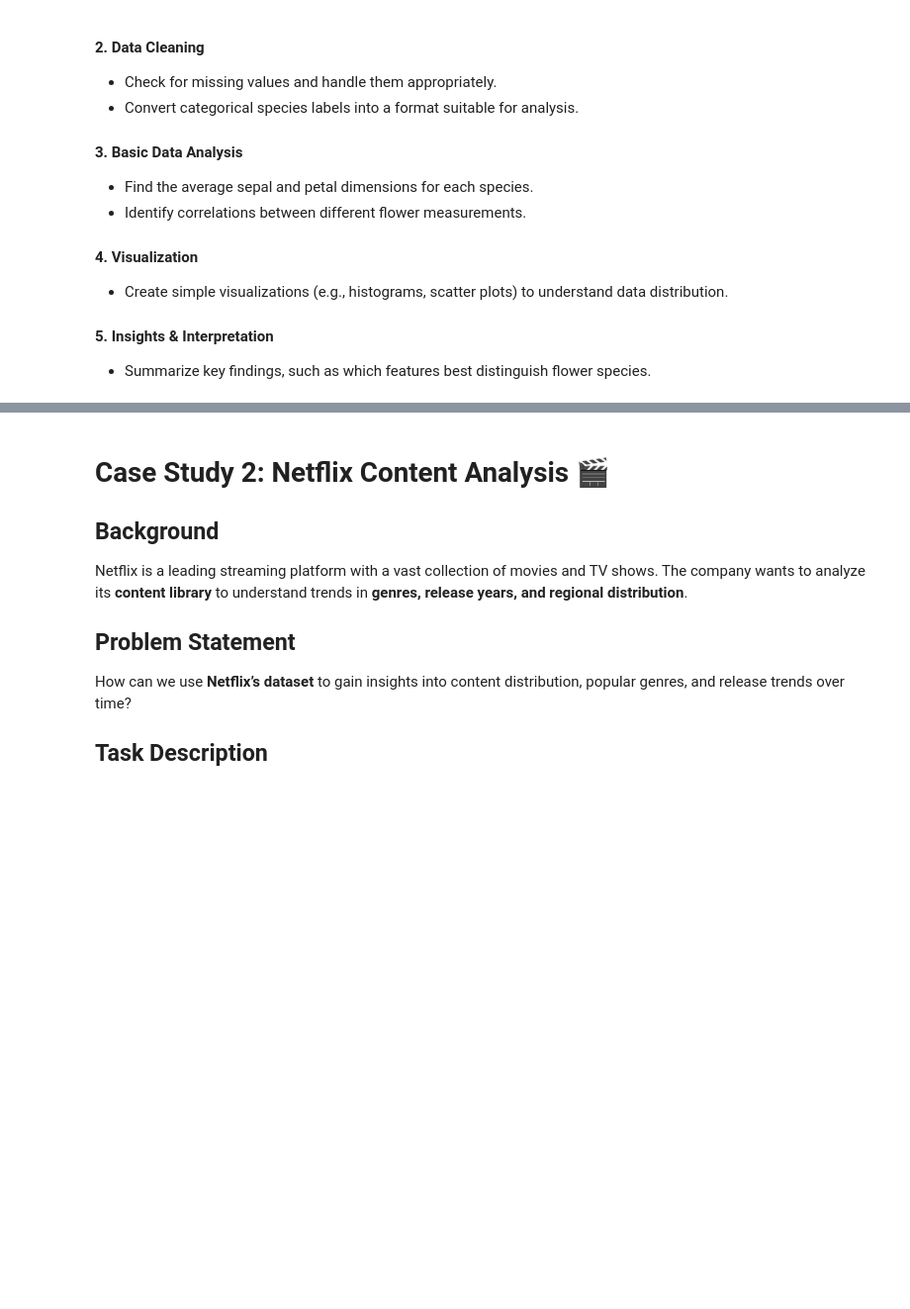
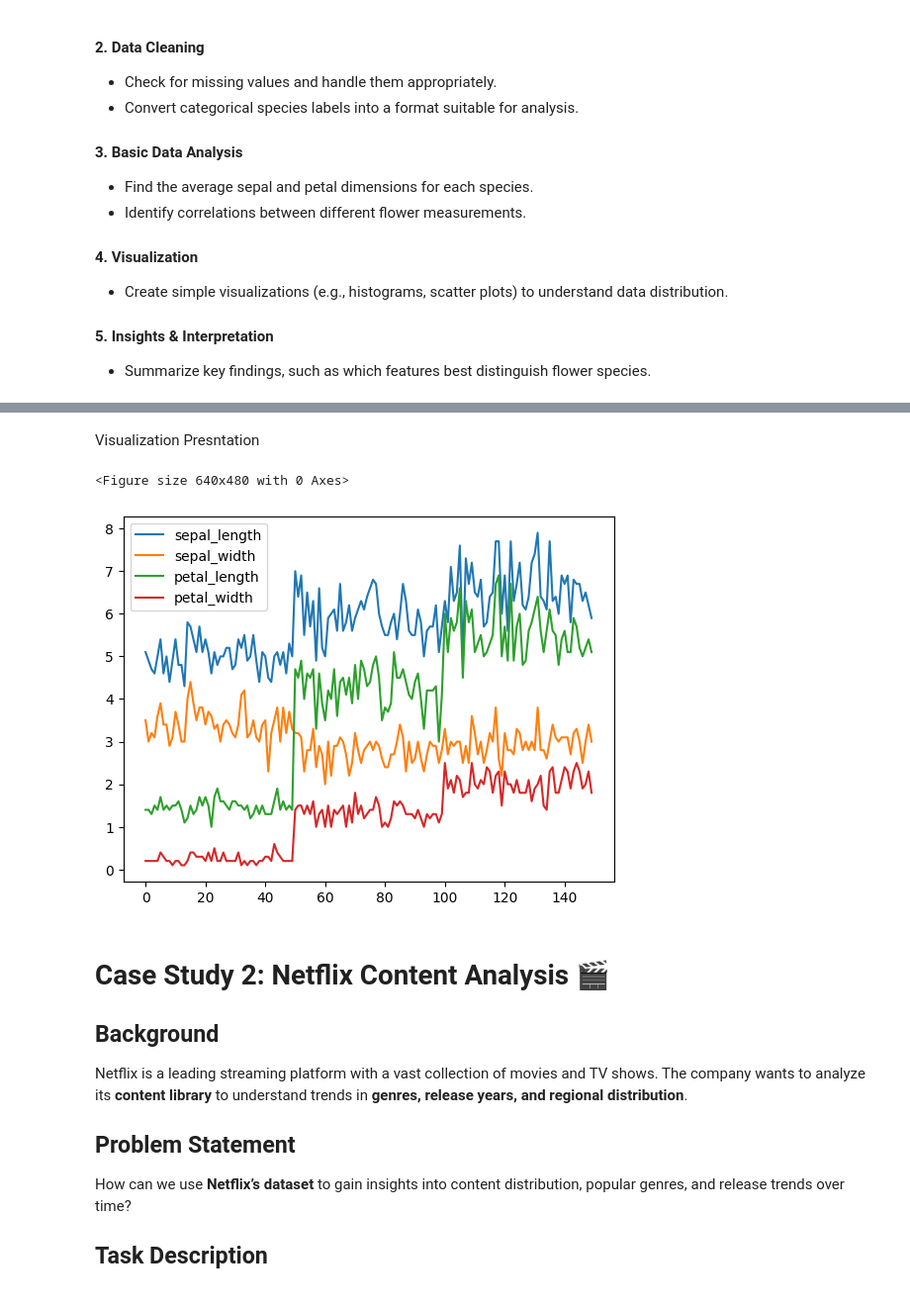
Before and after one commit to Manon-og/CS-3246, a Jupyter notebook: panda-acitivity/[Activity_2]_Python_Pandas_Student_Copy.ipynb, the cells around one changed output, grey strips where cells are left out. Shown at 99% size. Drawn from its saved outputs; the diff is of its cells as text; code cells hidden in the pictures; blank space fills up the shorter version.

```diff
--- a/panda-acitivity/[Activity_2]_Python_Pandas_Student_Copy.ipynb
+++ b/panda-acitivity/[Activity_2]_Python_Pandas_Student_Copy.ipynb
@@ -396,0 +408,2 @@ dtype: int64
+# %%
+df = df.dropna()
@@ -396,0 +424,3 @@ dtype: int64
+# %%
+# Convert categorical species labels into a format suitable for analysis
+df = pd.get_dummies(df, columns=['species'])
@@ -397,3 +436,26 @@ dtype: int64
+# %% [markdown]
+Visualization Presntation
+# %%
+
+import matplotlib.pyplot as plt
+
+# Enable inline plotting
+%matplotlib inline
+
+# Clear the current figure
+plt.clf()
+
+# Plot the data
+df.plot()
+
+# Save the plot to a file
+plt.savefig('scatter_plot.png')
+
+# Display the plot inline
+plt.show()
+# %% [output]
+<Figure size 640x480 with 0 Axes>
+[figure, added]
 # %% [markdown]
 # **Case Study 2: Netflix Content Analysis** 🎬
 
```
Also changed, not shown: parts of 10 cells of this notebook, 1 other file.
